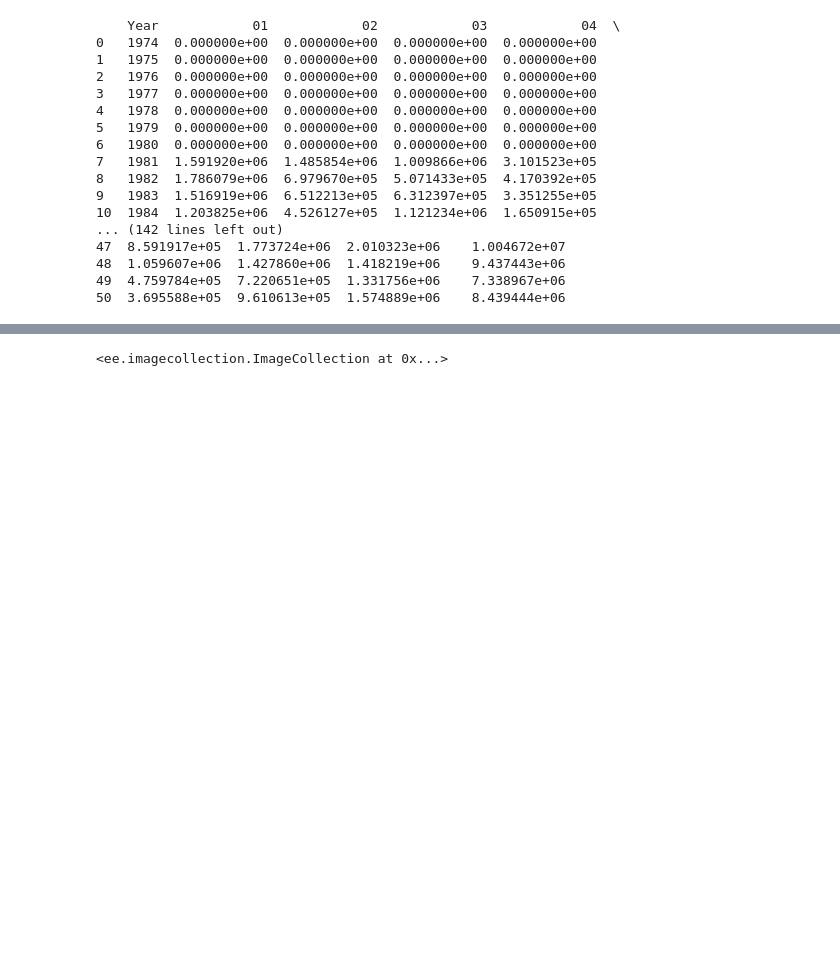
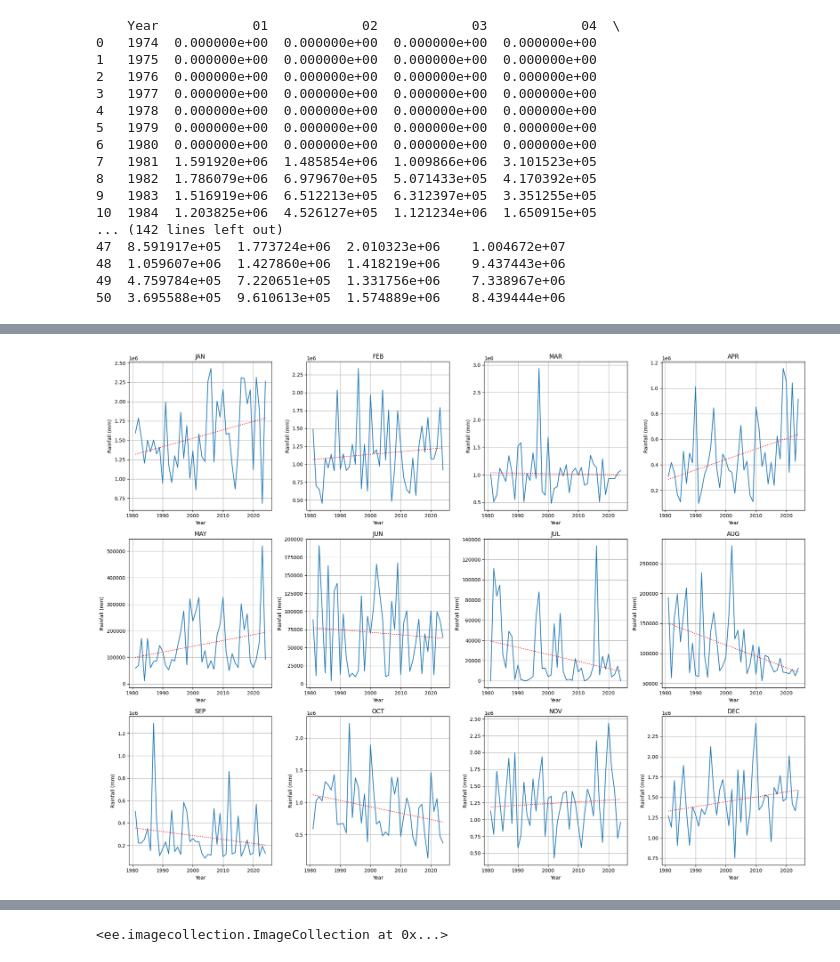
Before and after one commit to smatamanda83/CeeloMattCode, a Jupyter notebook: guides/linked/ee-api-colab-setup.ipynb, the cells around one changed output, grey strips where cells are left out. Saved outputs shown, nothing was run; the diff lists cells and outputs as text; code cells hidden in the pictures; blank space fills up the shorter version.

```diff
--- a/guides/linked/ee-api-colab-setup.ipynb
+++ b/guides/linked/ee-api-colab-setup.ipynb
@@ -479,3 +479,22 @@ filtered_df.head()
 | 9 | 1983 | 1.516919e+06 | 6.512213e+05 | 6.312397e+05 | 335125.513759 | 171751.648200 | 190778.564882 | 83807.272529 | 161109.097262 | 221777.687992 | 1.089176e+06 | ... |
 | 10 | 1984 | 1.203825e+06 | 4.526127e+05 | 1.121234e+06 | 165091.544001 | 12273.590022 | 102676.583610 | 94674.086083 | 199066.662137 | 254527.392734 | 1.024031e+06 | ... |
 | 11 | 1985 | 1.500940e+06 | 1.084853e+06 | 9.981211e+05 | 109154.148973 | 171416.456604 | 14892.054980 | 25893.722943 | 119354.389557 | 350124.872830 | 1.322239e+06 | ... |
+# %%
+# Rename the month columns
+filtered_df.rename(columns={
+    '01': 'JAN',
+    '02': 'FEB',
+    '03': 'MAR',
+    '04': 'APR',
+    '05': 'MAY',
+    '06': 'JUN',
+    '07': 'JUL',
+    '08': 'AUG',
+    '09': 'SEP',
+    '10': 'OCT',
+    '11': 'NOV',
+    '12': 'DEC'
+}, inplace=True)
+
+# Display the updated DataFrame
+filtered_df.head()
@@ -481,0 +508,36 @@ filtered_df.head()
+# %%
+import matplotlib.pyplot as plt
+import numpy as np
+
+# Select the month columns from the filtered_df DataFrame.
+month_columns = ['JAN', 'FEB', 'MAR', 'APR', 'MAY', 'JUN',
+                 'JUL', 'AUG', 'SEP', 'OCT', 'NOV', 'DEC']
+
+# Create a figure and a set of subplots (3 rows, 4 columns).
+fig, axes = plt.subplots(3, 4, figsize=(20, 15))
+axes = axes.flatten() # Flatten the 2D array of axes for easier iteration
+
+# Iterate through each month and create a subplot.
+for i, month in enumerate(month_columns):
+    ax = axes[i]
+    ax.plot(filtered_df['Year'], filtered_df[month])
+
+    # Calculate and plot the linear trend line.
+    # Remove any NaN values before calculating the trend.
+    valid_data = filtered_df[['Year', month]].dropna()
+    if not valid_data.empty:
+        x = valid_data['Year']
+        y = valid_data[month]
+        m, b = np.polyfit(x, y, 1) # Calculate slope (m) and intercept (b) of the linear fit
+        ax.plot(x, m*x + b, color='red', linestyle='dotted', label='Trend')
+
+    ax.set_title(f'{month}')
+    ax.set_xlabel('Year')
+    ax.set_ylabel('Rainfall (mm)')
+    ax.grid(True)
+
+# Adjust layout to prevent overlap.
+plt.tight_layout()
+plt.show()
+# %% [output]
+[figure, added]
```
Also changed, not shown: parts of 56 cells of this notebook.
